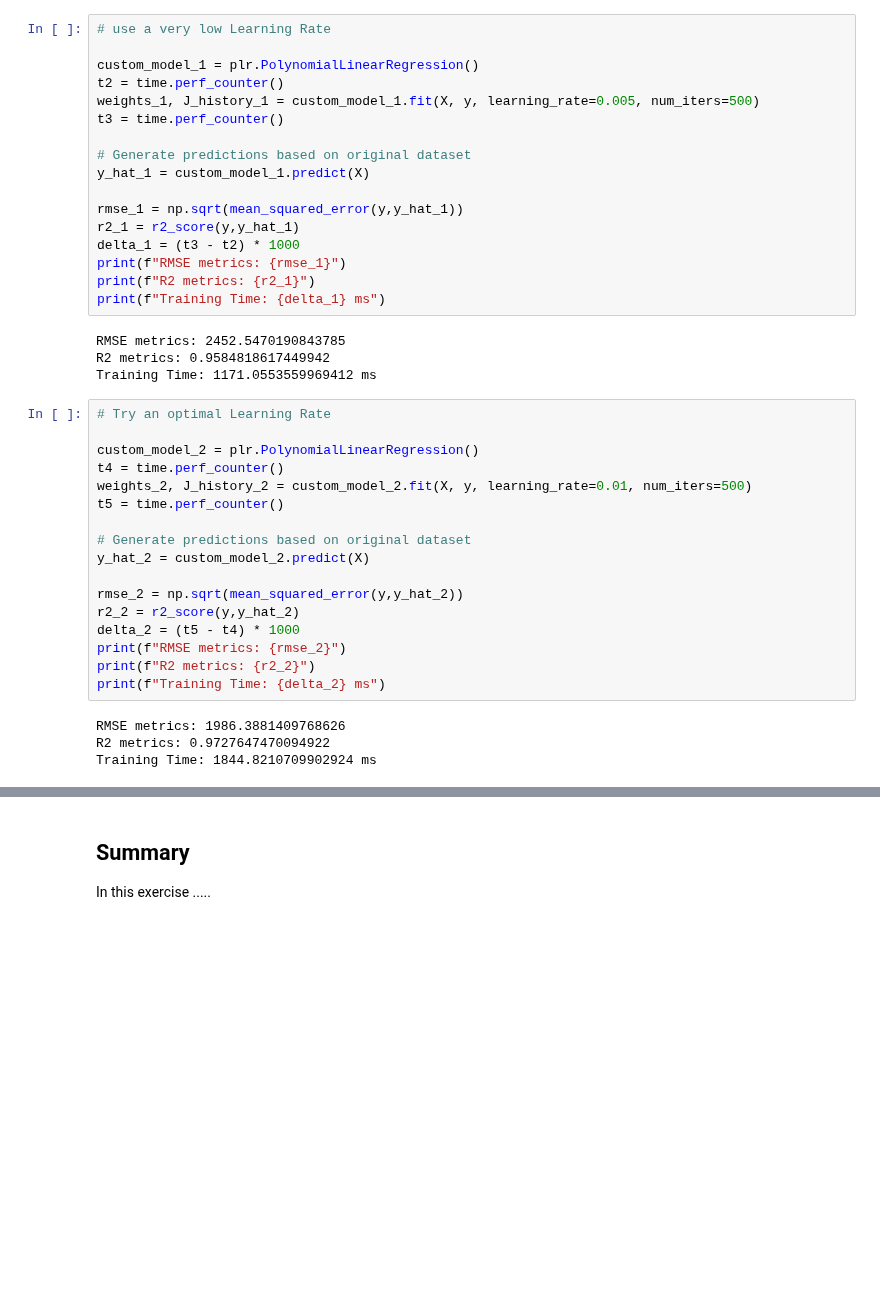
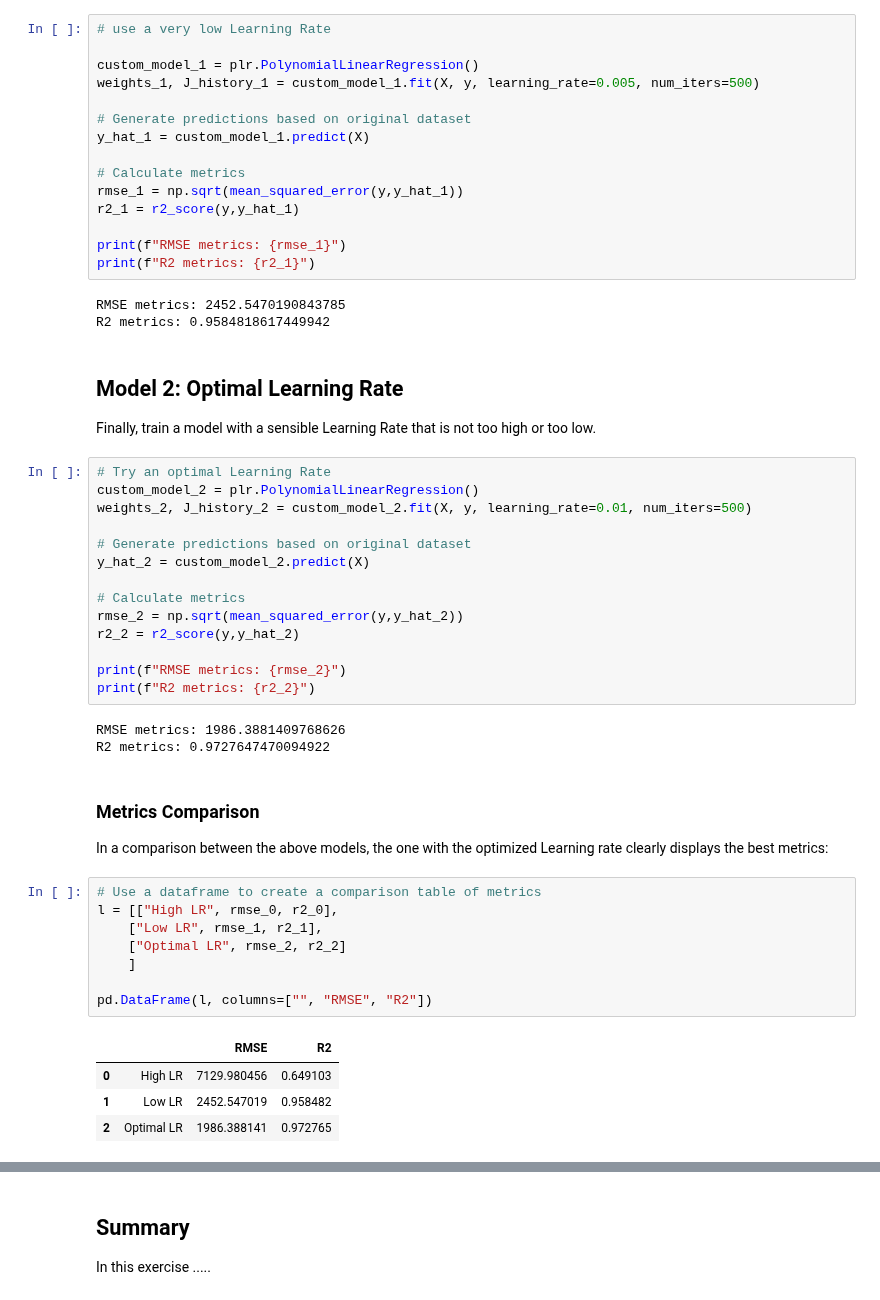
Before and after one commit to MicrosoftDocs/mslearn-introduction-to-machine-learning, a Jupyter notebook: 1b - unit 05.ipynb, the cells around one changed output, grey strips where cells are left out. Cells and saved outputs as stored; diff of their text form; blank space fills up the shorter version.

Commit message:
1b U5: Cleanup code, explanations and metrics

```diff
--- a/1b - unit 05.ipynb
+++ b/1b - unit 05.ipynb
@@ -96,44 +72,56 @@ Training Time: 1200.269077991834 ms
 # use a very low Learning Rate
 
 custom_model_1 = plr.PolynomialLinearRegression()
-t2 = time.perf_counter()
 weights_1, J_history_1 = custom_model_1.fit(X, y, learning_rate=0.005, num_iters=500)
-t3 = time.perf_counter()
 
 # Generate predictions based on original dataset
 y_hat_1 = custom_model_1.predict(X)
 
+# Calculate metrics
 rmse_1 = np.sqrt(mean_squared_error(y,y_hat_1))
 r2_1 = r2_score(y,y_hat_1)
-delta_1 = (t3 - t2) * 1000
+
 print(f"RMSE metrics: {rmse_1}")
 print(f"R2 metrics: {r2_1}")
-print(f"Training Time: {delta_1} ms")
 # %% [output]
 RMSE metrics: 2452.5470190843785
 R2 metrics: 0.9584818617449942
-Training Time: 1171.0553559969412 ms
+# %% [markdown]
+## Model 2: Optimal Learning Rate
+Finally, train a model with a sensible Learning Rate that is not too high or too low.
 # %%
 # Try an optimal Learning Rate
-
 custom_model_2 = plr.PolynomialLinearRegression()
-t4 = time.perf_counter()
 weights_2, J_history_2 = custom_model_2.fit(X, y, learning_rate=0.01, num_iters=500)
-t5 = time.perf_counter()
 
 # Generate predictions based on original dataset
 y_hat_2 = custom_model_2.predict(X)
 
+# Calculate metrics
 rmse_2 = np.sqrt(mean_squared_error(y,y_hat_2))
 r2_2 = r2_score(y,y_hat_2)
-delta_2 = (t5 - t4) * 1000
+
 print(f"RMSE metrics: {rmse_2}")
 print(f"R2 metrics: {r2_2}")
-print(f"Training Time: {delta_2} ms")
 # %% [output]
 RMSE metrics: 1986.3881409768626
 R2 metrics: 0.9727647470094922
-Training Time: 1844.8210709902924 ms
+# %% [markdown]
+### Metrics Comparison
+In a comparison between the above models, the one with the optimized Learning rate clearly displays the best metrics:
+# %%
+# Use a dataframe to create a comparison table of metrics
+l = [["High LR", rmse_0, r2_0],
+    ["Low LR", rmse_1, r2_1],
+    ["Optimal LR", rmse_2, r2_2]
+    ]
+
+pd.DataFrame(l, columns=["", "RMSE", "R2"])
+# %% [output]
+|  |  | RMSE | R2 |
+| 0 | High LR | 7129.980456 | 0.649103 |
+| 1 | Low LR | 2452.547019 | 0.958482 |
+| 2 | Optimal LR | 1986.388141 | 0.972765 |
 # %%
 # Plot Cost X Number of Iterations for each LR
 fig = plt.figure()
```
Also changed, not shown: parts of 10 cells of this notebook.
